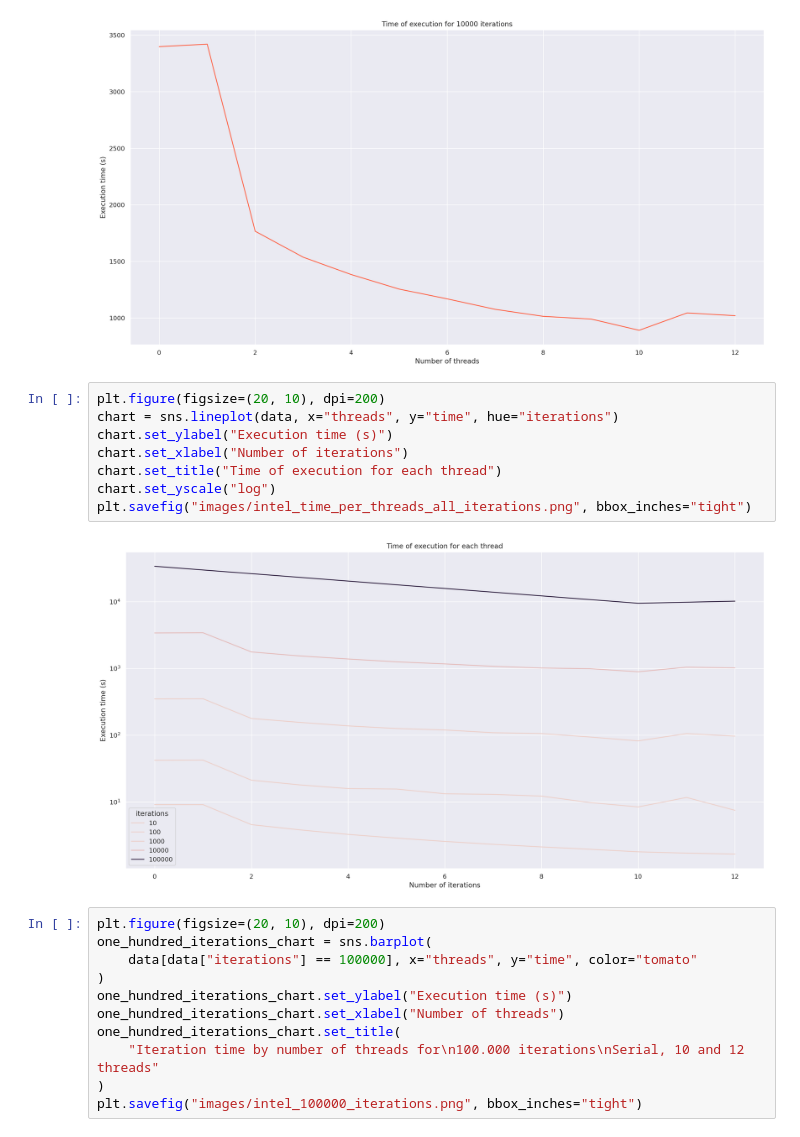
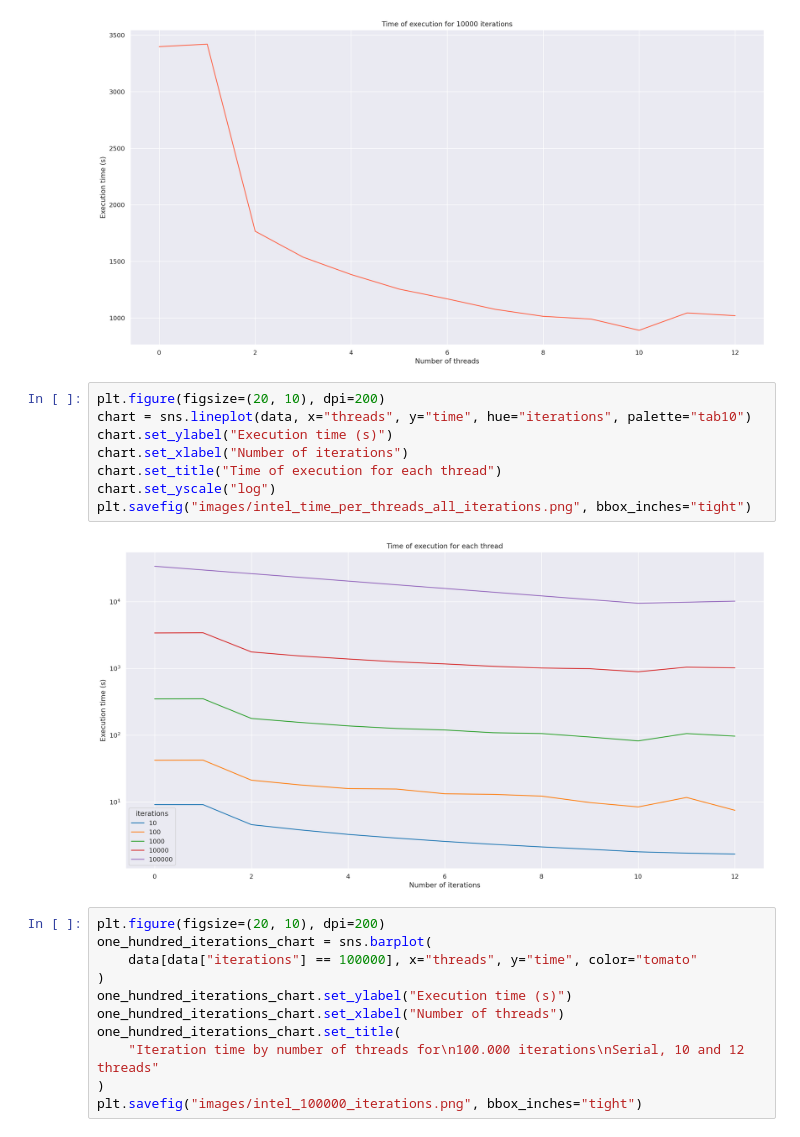
Before and after one commit to AlmirNeeto99/mandelbrot-openmp, a Jupyter notebook: analysis/main.ipynb, the cells around one changed output. Saved outputs shown, nothing was run; the diff lists cells and outputs as text.

Commit message:
fix: changing color palette for time of execution per thread

```diff
--- a/analysis/main.ipynb
+++ b/analysis/main.ipynb
@@ -40,14 +40,14 @@ for number_of_iterations in (10, 100, 1000, 10000):
 [figure]
 # %%
 plt.figure(figsize=(20, 10), dpi=200)
-chart = sns.lineplot(data, x="threads", y="time", hue="iterations")
+chart = sns.lineplot(data, x="threads", y="time", hue="iterations", palette="tab10")
 chart.set_ylabel("Execution time (s)")
 chart.set_xlabel("Number of iterations")
 chart.set_title("Time of execution for each thread")
 chart.set_yscale("log")
 plt.savefig("images/intel_time_per_threads_all_iterations.png", bbox_inches="tight")
 # %% [output]
-[figure, old version]
+[figure, new version]
 # %%
 plt.figure(figsize=(20, 10), dpi=200)
 one_hundred_iterations_chart = sns.barplot(
```
